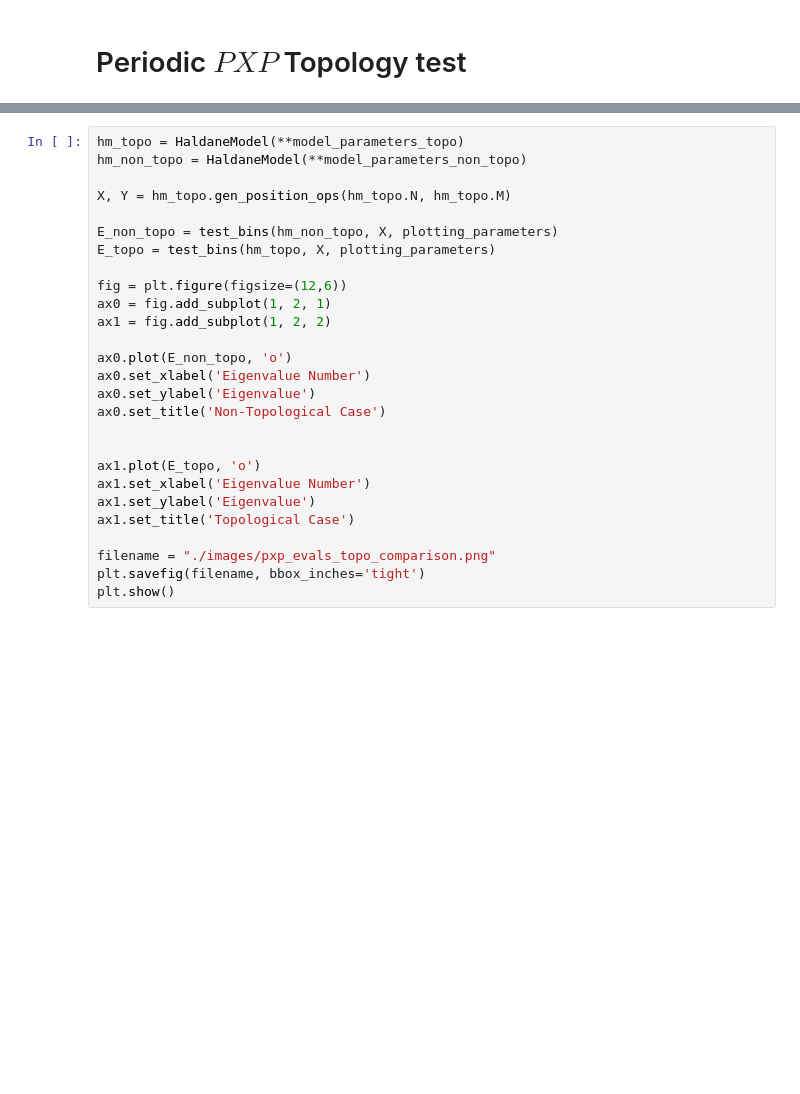
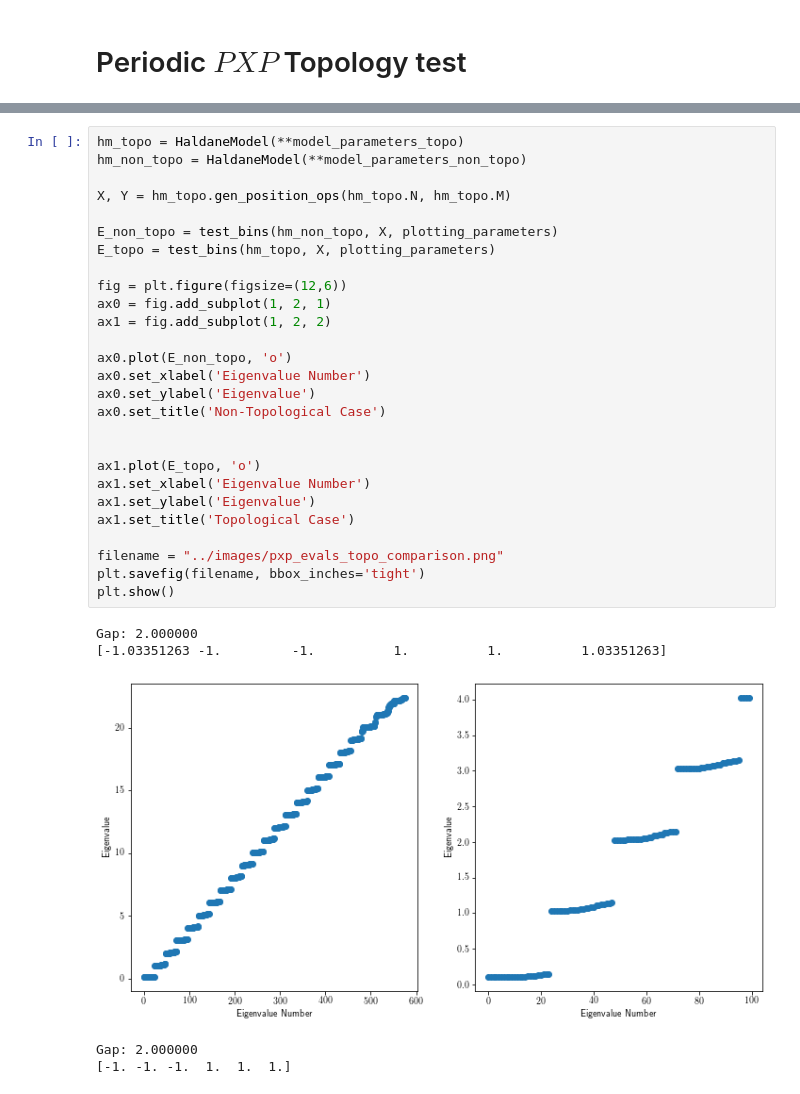
Before and after one commit to kstub/pxp-wannier, a Jupyter notebook: notebook-for-paper.ipynb, the cells around one changed output, grey strips where cells are left out. Drawn from its saved outputs; the diff is of its cells as text; blank space fills up the shorter version.

```diff
--- a/notebook-for-paper.ipynb
+++ b/notebook-for-paper.ipynb
@@ -404,27 +487,33 @@ model_parameters_non_topo = \
 # %%
 hm_topo = HaldaneModel(**model_parameters_topo)
 hm_non_topo = HaldaneModel(**model_parameters_non_topo)
 
 X, Y = hm_topo.gen_position_ops(hm_topo.N, hm_topo.M)
 
 E_non_topo = test_bins(hm_non_topo, X, plotting_parameters)
 E_topo = test_bins(hm_topo, X, plotting_parameters)
 
 fig = plt.figure(figsize=(12,6))
 ax0 = fig.add_subplot(1, 2, 1)
 ax1 = fig.add_subplot(1, 2, 2)
 
 ax0.plot(E_non_topo, 'o')
 ax0.set_xlabel('Eigenvalue Number')
 ax0.set_ylabel('Eigenvalue')
 ax0.set_title('Non-Topological Case')
 
 
 ax1.plot(E_topo, 'o')
 ax1.set_xlabel('Eigenvalue Number')
 ax1.set_ylabel('Eigenvalue')
 ax1.set_title('Topological Case')
 
-filename = "./images/pxp_evals_topo_comparison.png"
+filename = "../images/pxp_evals_topo_comparison.png"
 plt.savefig(filename, bbox_inches='tight')
 plt.show()
+# %% [output]
+Gap: 2.000000
+[-1.03351263 -1.         -1.          1.          1.          1.03351263]
+[figure, added]
+Gap: 2.000000
+[-1. -1. -1.  1.  1.  1.]
```
Also changed, not shown: parts of 18 cells of this notebook, 1 other file.
